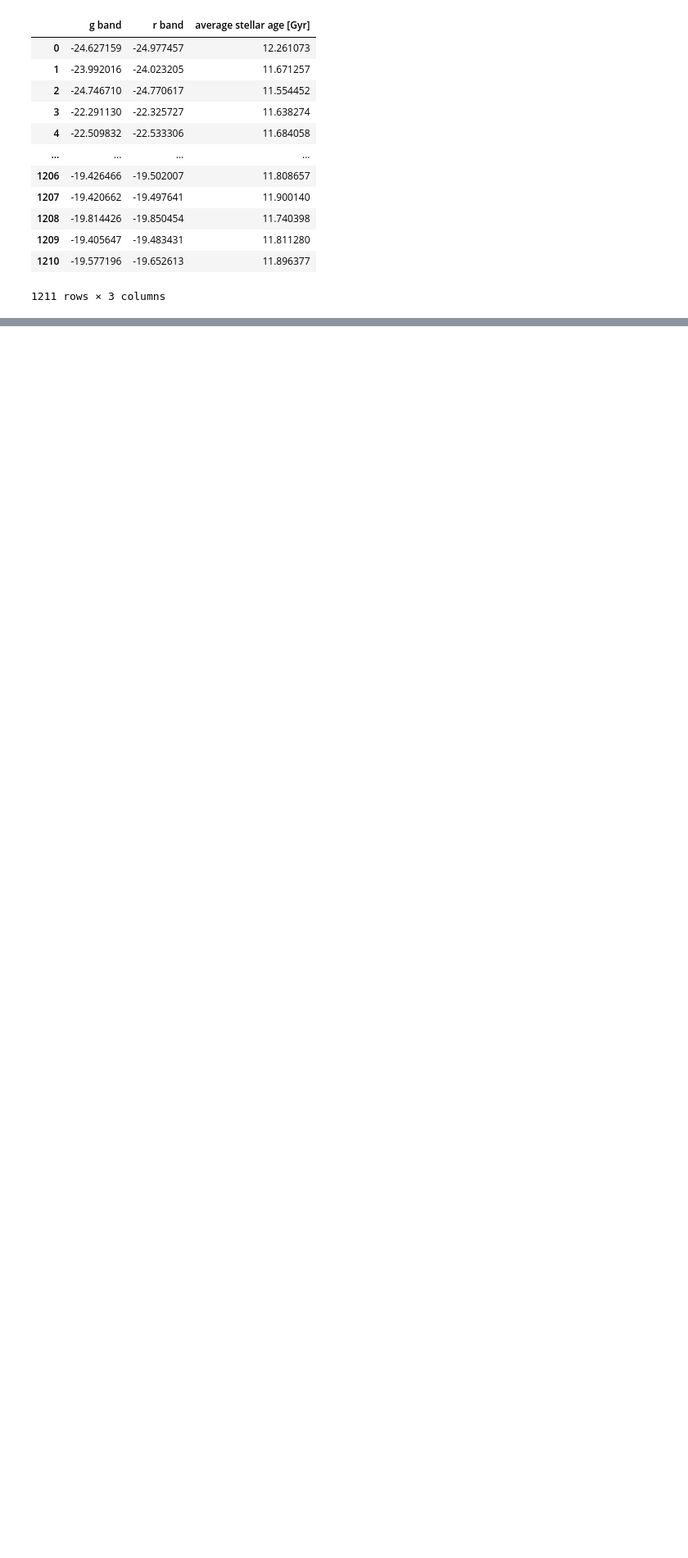
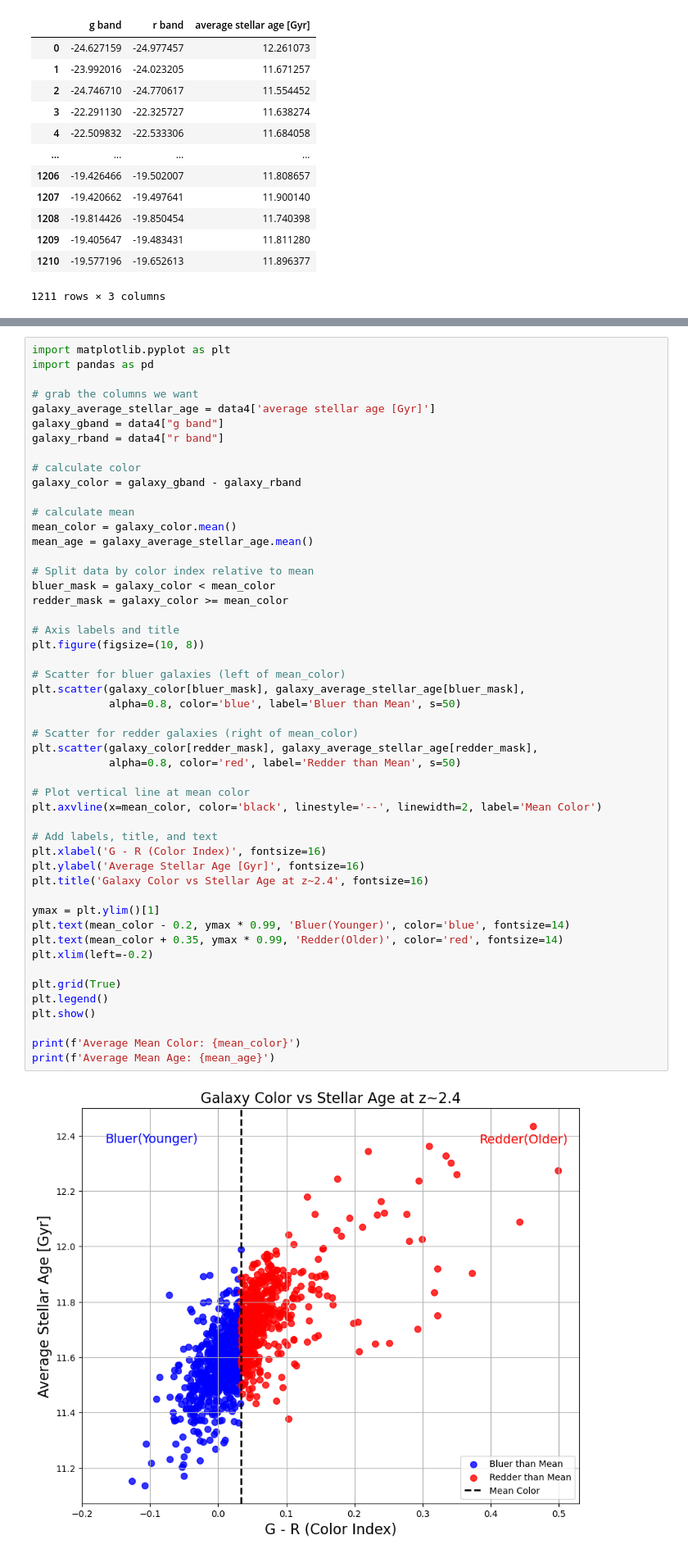
Before and after one commit to PrisonTeachingInitiative/CFR-2025, a Jupyter notebook: Astro/Blank/Project.ipynb, the cells around one changed output, grey strips where cells are left out. Shown at 82% size. Cells and saved outputs as stored; diff of their text form; blank space fills up the shorter version.

```diff
--- a/Astro/Blank/Project.ipynb
+++ b/Astro/Blank/Project.ipynb
@@ -71,2 +71,54 @@ print(mean_age)
 0.03357106530892766
 11.655499839230577
+# %%
+import matplotlib.pyplot as plt
+import pandas as pd
+
+# grab the columns we want
+galaxy_average_stellar_age = data4['average stellar age [Gyr]']
+galaxy_gband = data4["g band"]
+galaxy_rband = data4["r band"]
+
+# calculate color
+galaxy_color = galaxy_gband - galaxy_rband
+
+# calculate mean
+mean_color = galaxy_color.mean()
+mean_age = galaxy_average_stellar_age.mean()
+
+# Split data by color index relative to mean
+bluer_mask = galaxy_color < mean_color
+redder_mask = galaxy_color >= mean_color
+
+# Axis labels and title
+plt.figure(figsize=(10, 8))
+
+# Scatter for bluer galaxies (left of mean_color)
+plt.scatter(galaxy_color[bluer_mask], galaxy_average_stellar_age[bluer_mask],
+            alpha=0.8, color='blue', label='Bluer than Mean', s=50)
+
+# Scatter for redder galaxies (right of mean_color)
+plt.scatter(galaxy_color[redder_mask], galaxy_average_stellar_age[redder_mask],
+            alpha=0.8, color='red', label='Redder than Mean', s=50)
+
+# Plot vertical line at mean color
+plt.axvline(x=mean_color, color='black', linestyle='--', linewidth=2, label='Mean Color')
+
+# Add labels, title, and text
+plt.xlabel('G - R (Color Index)', fontsize=16)
+plt.ylabel('Average Stellar Age [Gyr]', fontsize=16)
+plt.title('Galaxy Color vs Stellar Age at z~2.4', fontsize=16)
+
+ymax = plt.ylim()[1]
+plt.text(mean_color - 0.2, ymax * 0.99, 'Bluer(Younger)', color='blue', fontsize=14)
+plt.text(mean_color + 0.35, ymax * 0.99, 'Redder(Older)', color='red', fontsize=14)
+plt.xlim(left=-0.2)
+
+plt.grid(True)
+plt.legend()
+plt.show()
+
+print(f'Average Mean Color: {mean_color}')
+print(f'Average Mean Age: {mean_age}')
+# %% [output]
+[figure, added]
```
Also changed, not shown: parts of 7 cells of this notebook, 2 other files.
